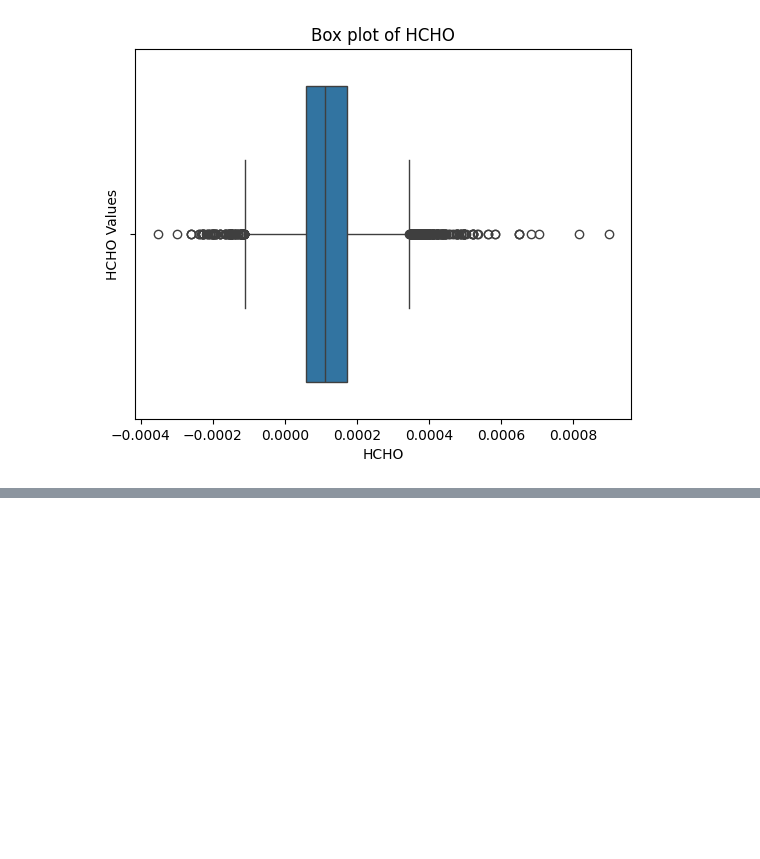
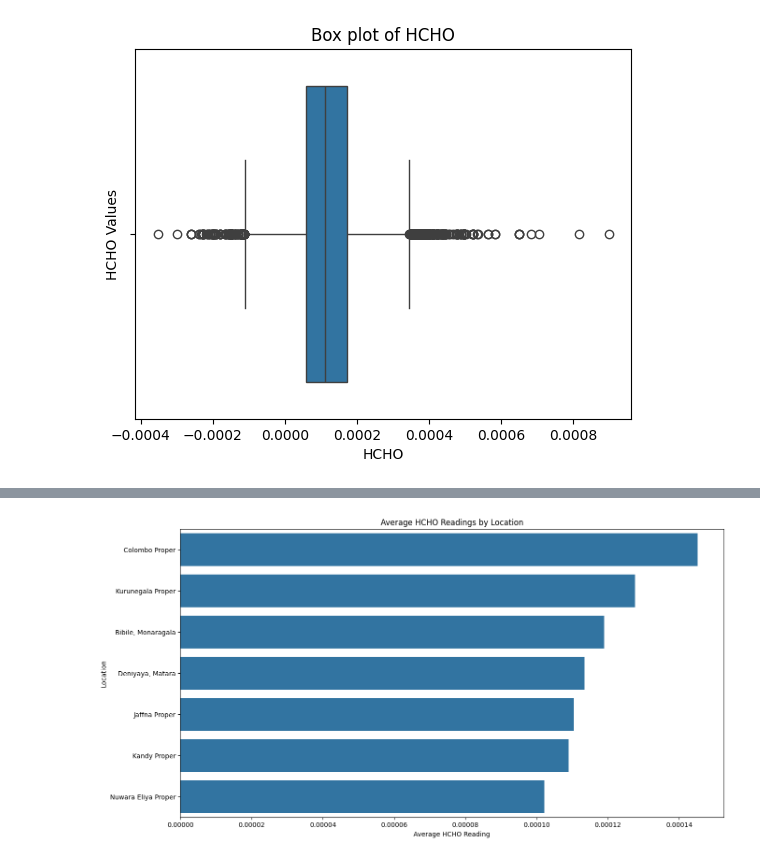
Before and after one commit to HJayashan/HCHO-Prediction, a Jupyter notebook: Data-preprocessing.ipynb, the cells around one changed output, grey strips where cells are left out. Cells and saved outputs as stored; diff of their text form; code cells hidden in the pictures; blank space fills up the shorter version.

```diff
--- a/Data-preprocessing.ipynb
+++ b/Data-preprocessing.ipynb
@@ -400,0 +602,13 @@ plt.show()
+# %%
+# Grouping the data by location and aggregating HCHO readings
+city_data = pandas_df.groupby('Location')['HCHO'].mean().sort_values(ascending=False).reset_index()
+
+# Plotting the HCHO levels for different cities
+plt.figure(figsize=(15, 8))
+sns.barplot(x='HCHO', y='Location', data=city_data)
+plt.title('Average HCHO Readings by Location')
+plt.xlabel('Average HCHO Reading')
+plt.ylabel('Location')
+plt.show()
+# %% [output]
+[figure, added]
```
Also changed, not shown: parts of 24 cells of this notebook, 1 other file.
